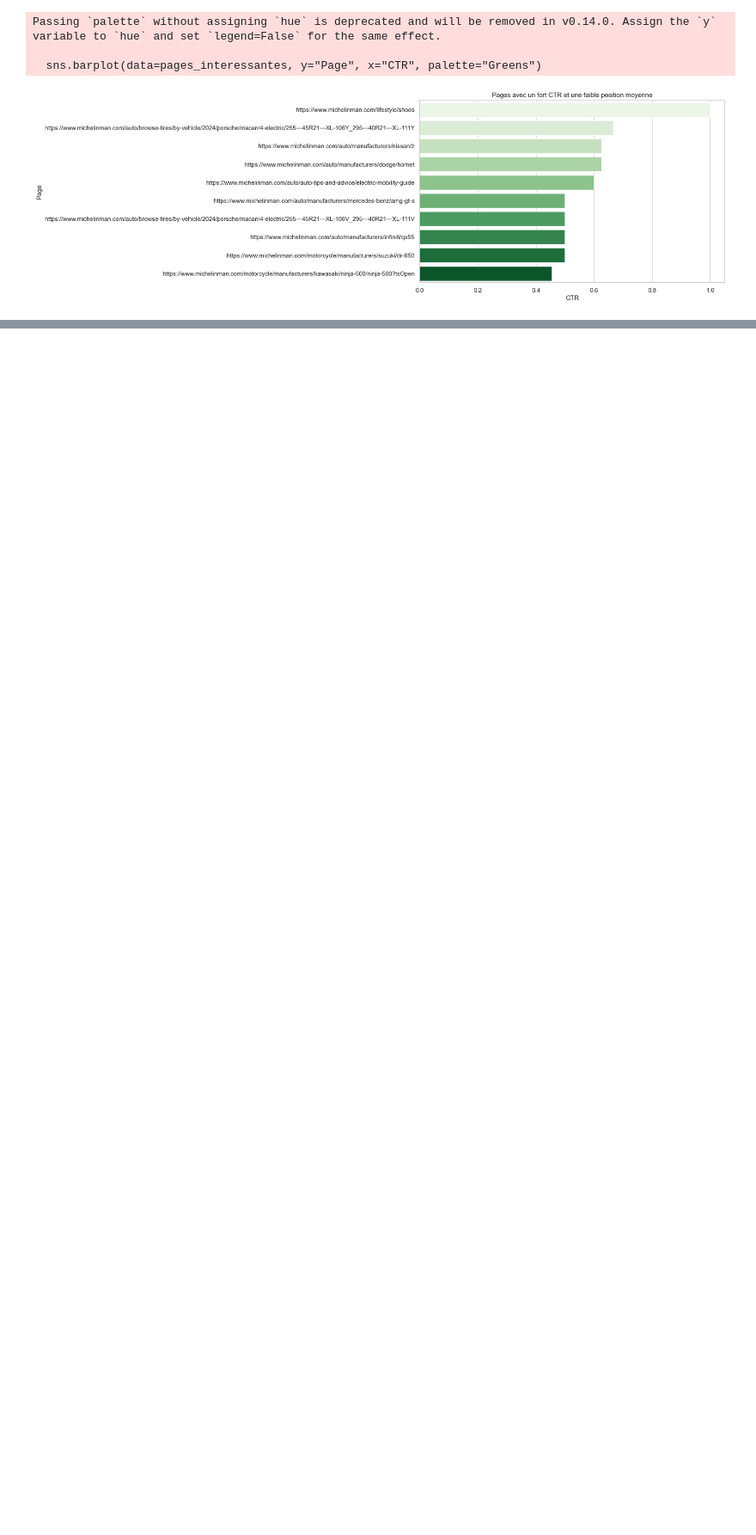
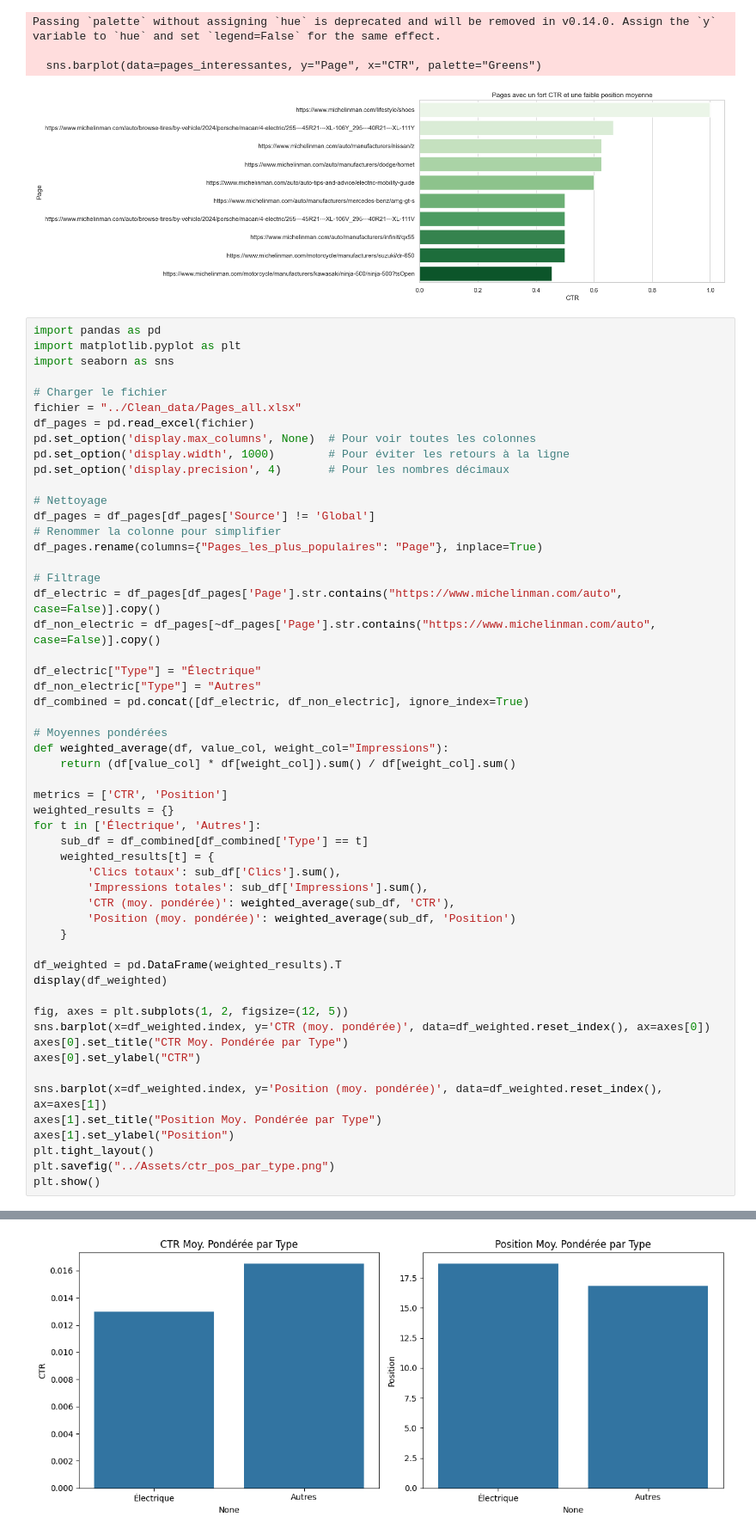
Before and after one commit to Emma-Coco/Data-Market-Analysis---Michelin, a Jupyter notebook: Scripts/pages_analysis.ipynb, the cells around one changed output, grey strips where cells are left out. Shown at 86% size. Saved outputs shown, nothing was run; the diff lists cells and outputs as text; blank space fills up the shorter version.

```diff
--- a/Scripts/pages_analysis.ipynb
+++ b/Scripts/pages_analysis.ipynb
@@ -76,3 +76,58 @@ Passing `palette` without assigning `hue` is deprecated and will be removed in v
 
   sns.barplot(data=pages_interessantes, y="Page", x="CTR", palette="Greens")
 [figure]
+# %%
+import pandas as pd
+import matplotlib.pyplot as plt
+import seaborn as sns
+
+# Charger le fichier
+fichier = "../Clean_data/Pages_all.xlsx"
+df_pages = pd.read_excel(fichier)
+pd.set_option('display.max_columns', None)  # Pour voir toutes les colonnes
+pd.set_option('display.width', 1000)        # Pour éviter les retours à la ligne
+pd.set_option('display.precision', 4)       # Pour les nombres décimaux
+
+# Nettoyage
+df_pages = df_pages[df_pages['Source'] != 'Global']
+# Renommer la colonne pour simplifier
+df_pages.rename(columns={"Pages_les_plus_populaires": "Page"}, inplace=True)
+
+# Filtrage
+df_electric = df_pages[df_pages['Page'].str.contains("https://www.michelinman.com/auto", case=False)].copy()
+df_non_electric = df_pages[~df_pages['Page'].str.contains("https://www.michelinman.com/auto", case=False)].copy()
+
+df_electric["Type"] = "Électrique"
+df_non_electric["Type"] = "Autres"
+df_combined = pd.concat([df_electric, df_non_electric], ignore_index=True)
+
+# Moyennes pondérées
+def weighted_average(df, value_col, weight_col="Impressions"):
+    return (df[value_col] * df[weight_col]).sum() / df[weight_col].sum()
+
+metrics = ['CTR', 'Position']
+weighted_results = {}
+for t in ['Électrique', 'Autres']:
+    sub_df = df_combined[df_combined['Type'] == t]
+    weighted_results[t] = {
+        'Clics totaux': sub_df['Clics'].sum(),
+        'Impressions totales': sub_df['Impressions'].sum(),
+        'CTR (moy. pondérée)': weighted_average(sub_df, 'CTR'),
+        'Position (moy. pondérée)': weighted_average(sub_df, 'Position')
+    }
+
+df_weighted = pd.DataFrame(weighted_results).T
+display(df_weighted)
+
+fig, axes = plt.subplots(1, 2, figsize=(12, 5))
+sns.barplot(x=df_weighted.index, y='CTR (moy. pondérée)', data=df_weighted.reset_index(), ax=axes[0])
+axes[0].set_title("CTR Moy. Pondérée par Type")
+axes[0].set_ylabel("CTR")
+
+sns.barplot(x=df_weighted.index, y='Position (moy. pondérée)', data=df_weighted.reset_index(), ax=axes[1])
+axes[1].set_title("Position Moy. Pondérée par Type")
+axes[1].set_ylabel("Position")
+plt.tight_layout()
+plt.savefig("../Assets/ctr_pos_par_type.png")
+plt.show()
+# %% [output]
@@ -78,0 +137 @@ Passing `palette` without assigning `hue` is deprecated and will be removed in v
+[figure, added]
```
Also changed, not shown: parts of 2 cells of this notebook, 3 other files.
